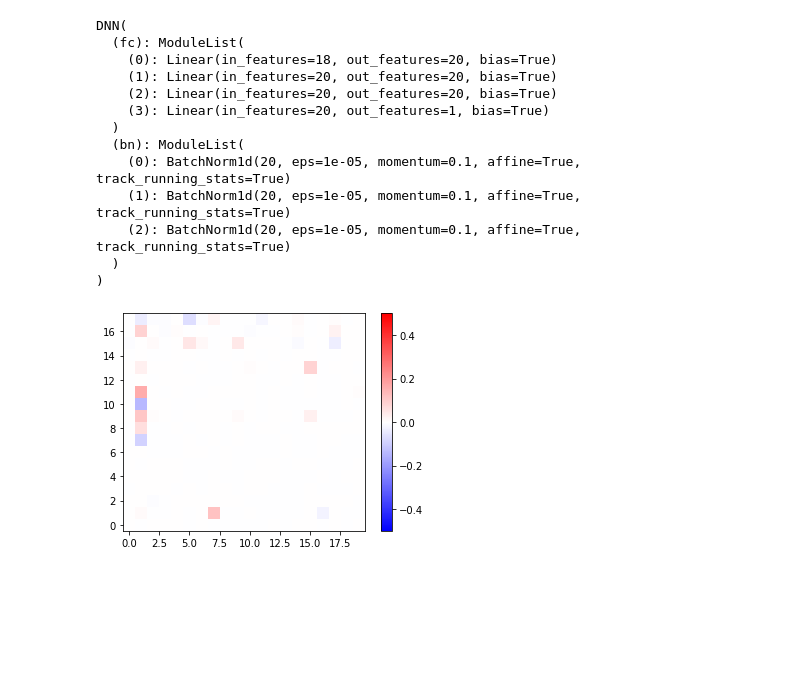
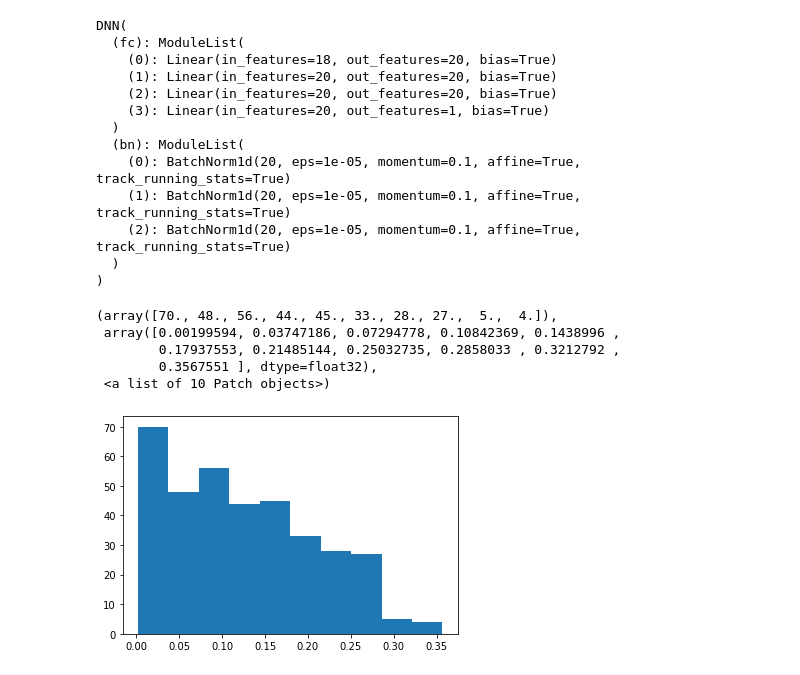
Before and after one commit to mehdirezaie/sysnetdev, a Jupyter notebook: notebooks/FeatureSelectionL1.ipynb, the cells around one changed output. Drawn from its saved outputs; the diff is of its cells as text; code cells hidden in the pictures; blank space fills up the shorter version.

```diff
--- a/notebooks/FeatureSelectionL1.ipynb
+++ b/notebooks/FeatureSelectionL1.ipynb
@@ -39,12 +30,15 @@ DNN(
 )
 # %%
 fc0_weight = model.fc[0].weight.data.numpy()
-# %%
-plt.imshow(fc0_weight.T, origin='lower', cmap=plt.cm.bwr, vmin=-0.5, vmax=0.5)#, vmin=-0.3, vmax=0.3)
-plt.colorbar()
-plt.show()
-# %% [output]
-[figure, removed]
+# %%
+plt.hist(abs(fc0_weight).flatten())
+# %% [output]
+(array([70., 48., 56., 44., 45., 33., 28., 27.,  5.,  4.]),
+ array([0.00199594, 0.03747186, 0.07294778, 0.10842369, 0.1438996 ,
+        0.17937553, 0.21485144, 0.25032735, 0.2858033 , 0.3212792 ,
+        0.3567551 ], dtype=float32),
+ <a list of 10 Patch objects>)
+[figure, added]
 # %%
 xlabels = ['EBV', 'lnHI', 'nstar']\
         + ['-'.join([s, b]) for s in ['depth', 'seeing', 'skymag', 'exptime', 'mjd'] for b in 'rgz']
```
Also changed, not shown: parts of 17 cells of this notebook, 11 other files.
